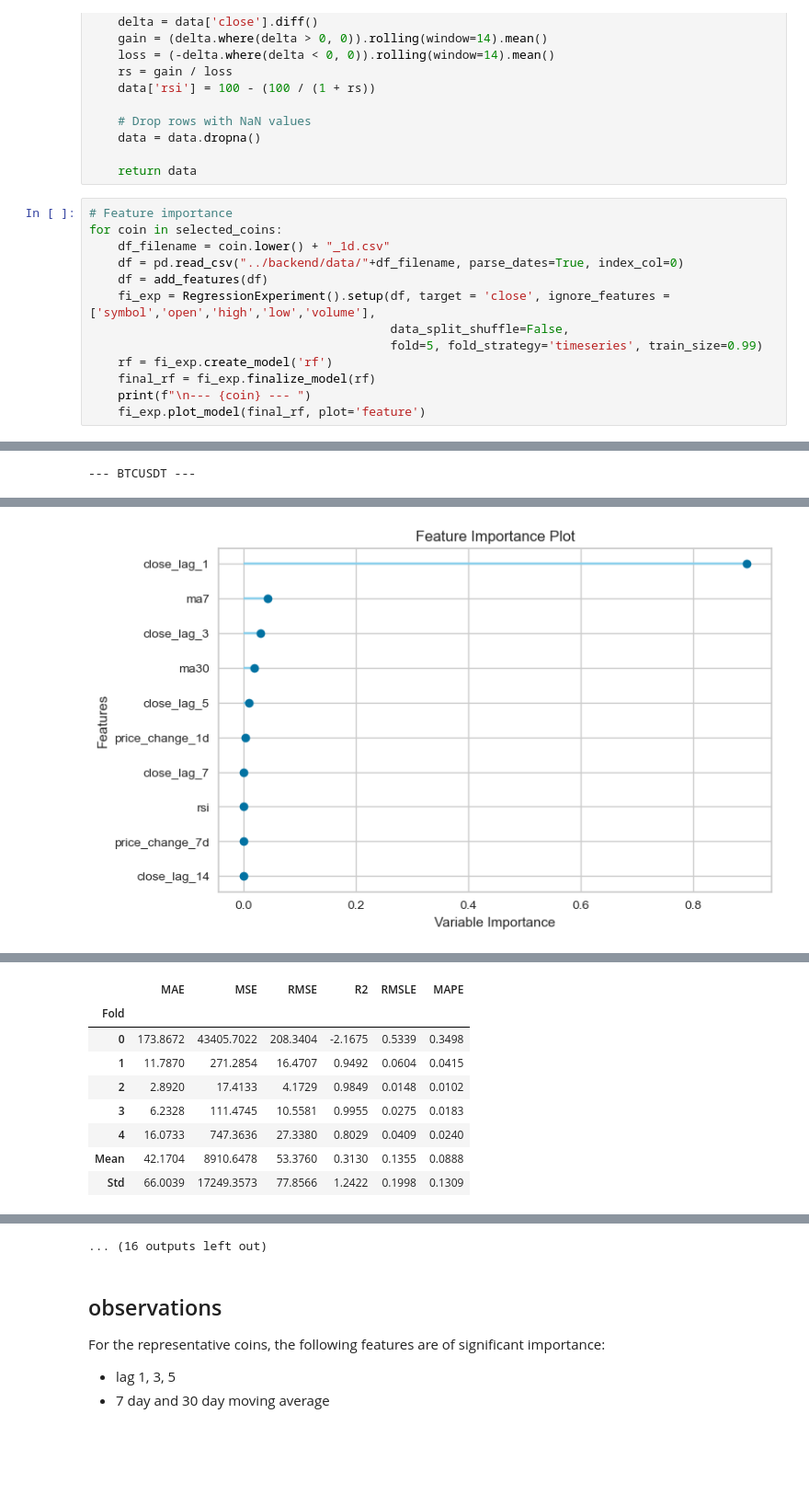
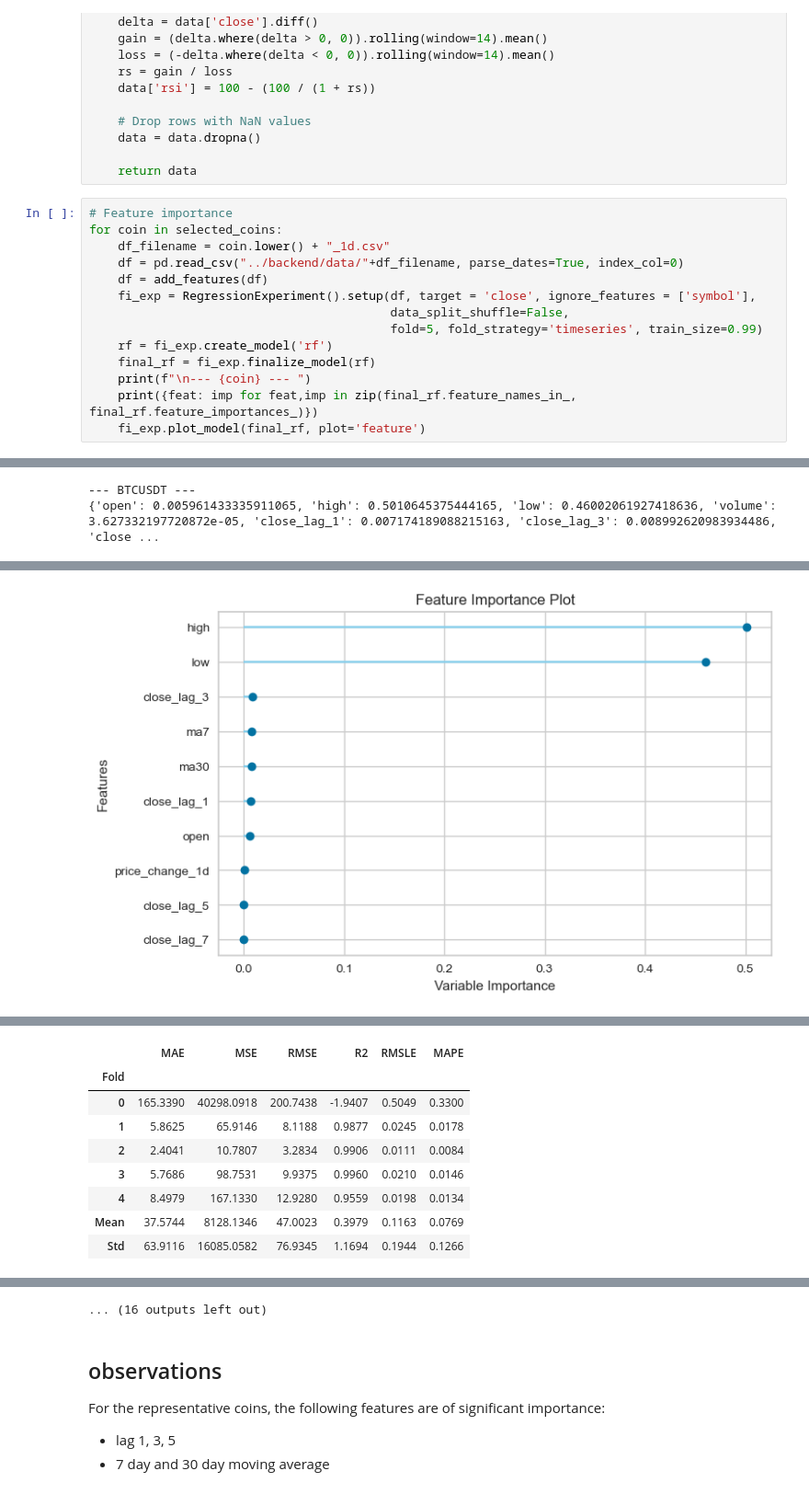
Before and after one commit to RalleyD/COM724_AE2, a Jupyter notebook: notebooks/feature_importance.ipynb, the cells around one changed output, grey strips where cells are left out. Shown at 92% size. Cells and saved outputs as stored; diff of their text form; blank space fills up the shorter version.

Commit message:
feature importance - update pipeline config

```diff
--- a/notebooks/feature_importance.ipynb
+++ b/notebooks/feature_importance.ipynb
@@ -43,12 +43,13 @@ for coin in selected_coins:
     df_filename = coin.lower() + "_1d.csv"
     df = pd.read_csv("../backend/data/"+df_filename, parse_dates=True, index_col=0)
     df = add_features(df)
-    fi_exp = RegressionExperiment().setup(df, target = 'close', ignore_features = ['symbol','open','high','low','volume'],
+    fi_exp = RegressionExperiment().setup(df, target = 'close', ignore_features = ['symbol'],
                                           data_split_shuffle=False,
                                           fold=5, fold_strategy='timeseries', train_size=0.99)
     rf = fi_exp.create_model('rf')
     final_rf = fi_exp.finalize_model(rf)
     print(f"\n--- {coin} --- ")
+    print({feat: imp for feat,imp in zip(final_rf.feature_names_in_, final_rf.feature_importances_)})
     fi_exp.plot_model(final_rf, plot='feature')
 # %% [output]
 |  | Description | Value |
@@ -81,5 +82,6 @@ for coin in selected_coins:
 [interactive output not drawn]
 --- BTCUSDT ---
+{'open': 0.005961433335911065, 'high': 0.5010645375444165, 'low': 0.46002061927418636, 'volume': 3.627332197720872e-05, 'close_lag_1': 0.007174189088215163, 'close_lag_3': 0.008992620983934486, 'close ...
 [interactive output not drawn]
-[figure, old version]
+[figure, new version]
 |  | Description | Value |
@@ -102,12 +104,12 @@ for coin in selected_coins:
 [interactive output not drawn]
 |  | MAE | MSE | RMSE | R2 | RMSLE | MAPE |
 | Fold |  |  |  |  |  |  |
-| 0 | 173.8672 | 43405.7022 | 208.3404 | -2.1675 | 0.5339 | 0.3498 |
-| 1 | 11.7870 | 271.2854 | 16.4707 | 0.9492 | 0.0604 | 0.0415 |
-| 2 | 2.8920 | 17.4133 | 4.1729 | 0.9849 | 0.0148 | 0.0102 |
-| 3 | 6.2328 | 111.4745 | 10.5581 | 0.9955 | 0.0275 | 0.0183 |
-| 4 | 16.0733 | 747.3636 | 27.3380 | 0.8029 | 0.0409 | 0.0240 |
-| Mean | 42.1704 | 8910.6478 | 53.3760 | 0.3130 | 0.1355 | 0.0888 |
-| Std | 66.0039 | 17249.3573 | 77.8566 | 1.2422 | 0.1998 | 0.1309 |
+| 0 | 165.3390 | 40298.0918 | 200.7438 | -1.9407 | 0.5049 | 0.3300 |
+| 1 | 5.8625 | 65.9146 | 8.1188 | 0.9877 | 0.0245 | 0.0178 |
+| 2 | 2.4041 | 10.7807 | 3.2834 | 0.9906 | 0.0111 | 0.0084 |
+| 3 | 5.7686 | 98.7531 | 9.9375 | 0.9960 | 0.0210 | 0.0146 |
+| 4 | 8.4979 | 167.1330 | 12.9280 | 0.9559 | 0.0198 | 0.0134 |
+| Mean | 37.5744 | 8128.1346 | 47.0023 | 0.3979 | 0.1163 | 0.0769 |
+| Std | 63.9116 | 16085.0582 | 76.9345 | 1.1694 | 0.1944 | 0.1266 |
 [interactive output not drawn]
 --- BNBUSDT ---
```
Also changed, not shown: parts of 4 cells of this notebook.
